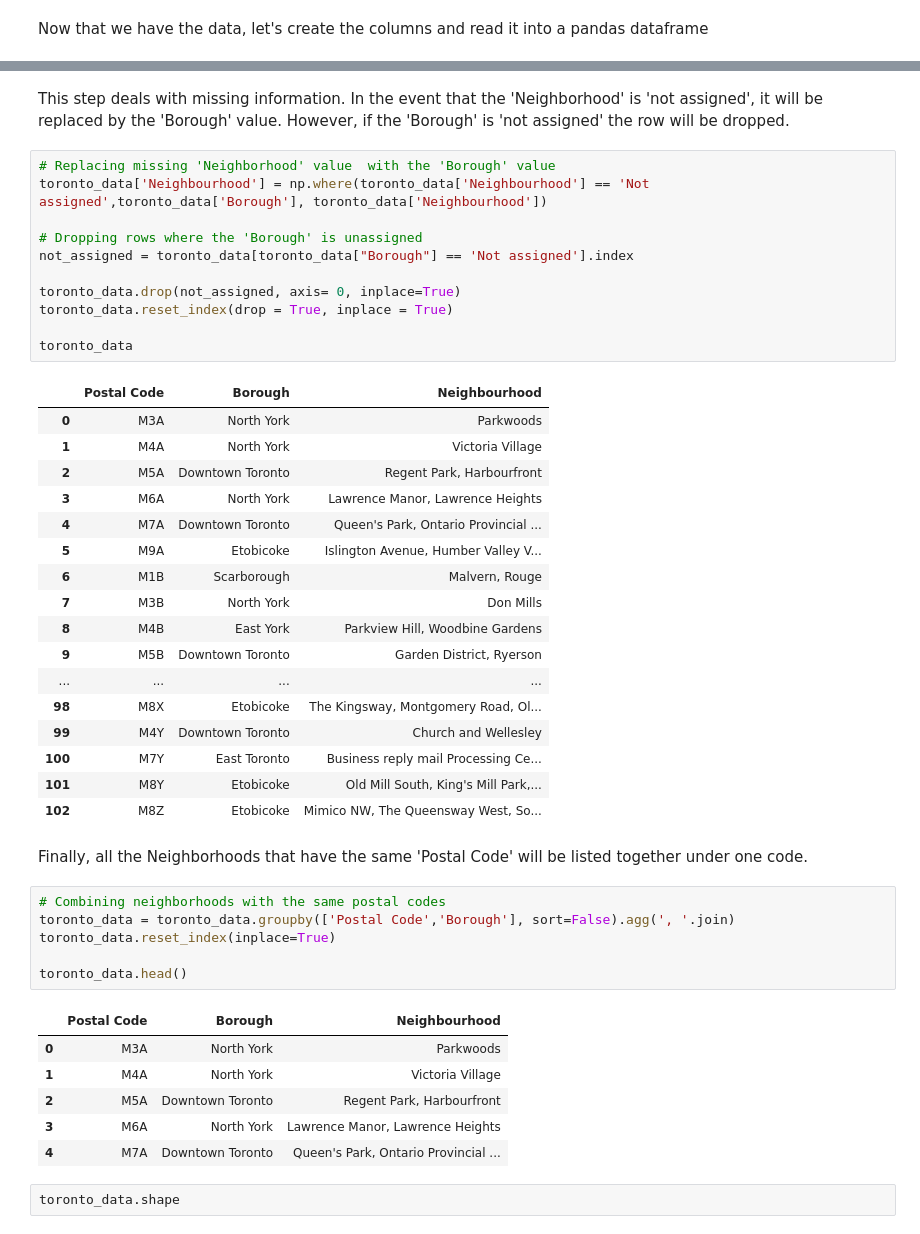
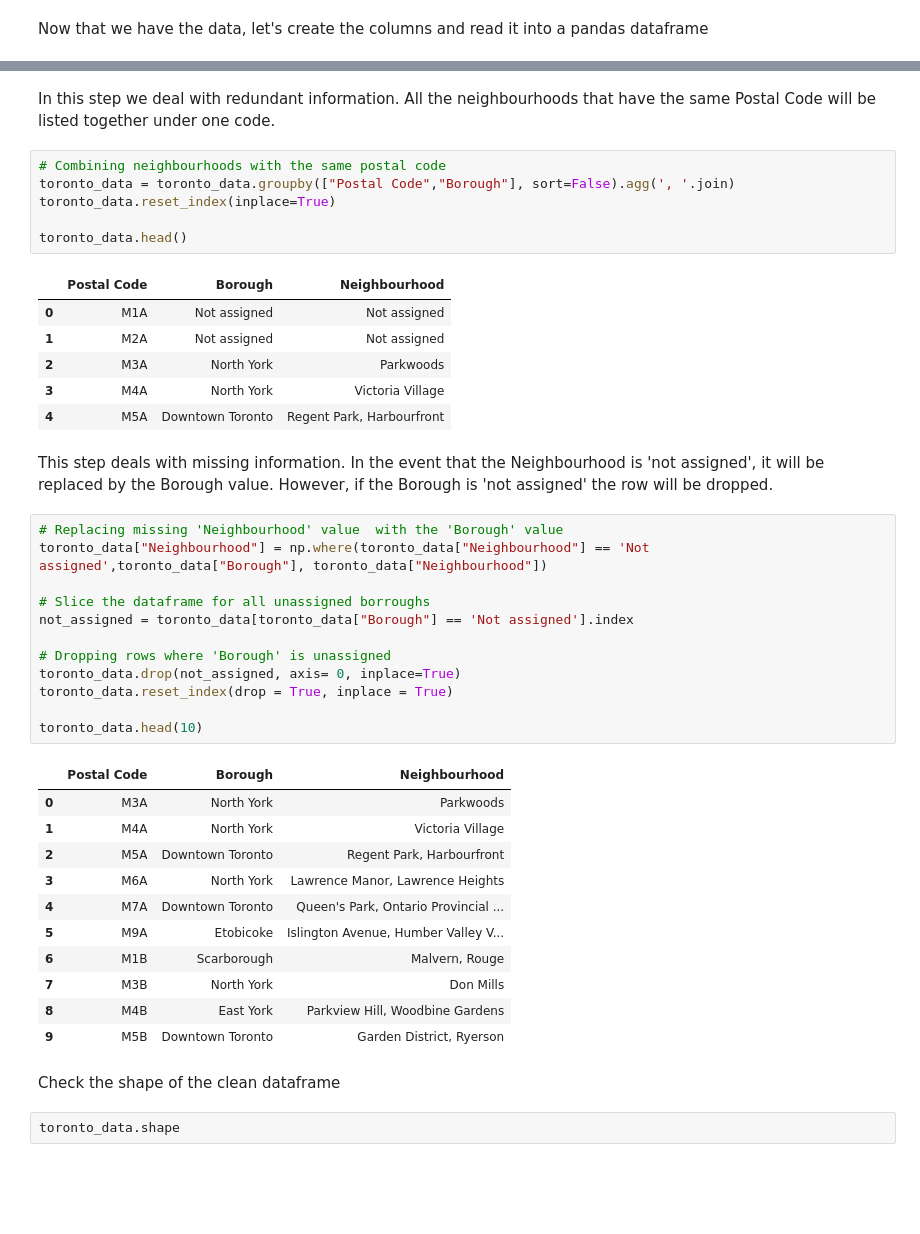
Before and after one commit to Nicole-Peterson/Coursera_Capstone., a Jupyter notebook: Segmentation and clustering.ipynb, the cells around one changed output, grey strips where cells are left out. Drawn from its saved outputs; the diff is of its cells as text; blank space fills up the shorter version.

```diff
--- a/Segmentation and clustering.ipynb
+++ b/Segmentation and clustering.ipynb
@@ -90,52 +76,49 @@ toronto_data.head()
 | 2 | M3A | North York | Parkwoods |
 | 3 | M4A | North York | Victoria Village |
 | 4 | M5A | Downtown Toronto | Regent Park, Harbourfront |
+# %% [markdown]
+In this step we deal with redundant information. All the neighbourhoods that have the same Postal Code will be listed together under one code.
+# %%
+# Combining neighbourhoods with the same postal code
+toronto_data = toronto_data.groupby(["Postal Code","Borough"], sort=False).agg(', '.join)
+toronto_data.reset_index(inplace=True)
+
+toronto_data.head()
+# %% [output]
+|  | Postal Code | Borough | Neighbourhood |
+| 0 | M1A | Not assigned | Not assigned |
+| 1 | M2A | Not assigned | Not assigned |
+| 2 | M3A | North York | Parkwoods |
+| 3 | M4A | North York | Victoria Village |
+| 4 | M5A | Downtown Toronto | Regent Park, Harbourfront |
 # %% [markdown]
-This step deals with missing information. In the event that the 'Neighborhood' is 'not assigned', it will be replaced by the 'Borough' value. However, if the 'Borough' is 'not assigned' the row will be dropped.
+This step deals with missing information. In the event that the Neighbourhood is 'not assigned', it will be replaced by the Borough value. However, if the Borough is 'not assigned' the row will be dropped.
 # %%
-# Replacing missing 'Neighborhood' value  with the 'Borough' value
-toronto_data['Neighbourhood'] = np.where(toronto_data['Neighbourhood'] == 'Not assigned',toronto_data['Borough'], toronto_data['Neighbourhood'])
+# Replacing missing 'Neighbourhood' value  with the 'Borough' value
+toronto_data["Neighbourhood"] = np.where(toronto_data["Neighbourhood"] == 'Not assigned',toronto_data["Borough"], toronto_data["Neighbourhood"])
 
-# Dropping rows where the 'Borough' is unassigned
+# Slice the dataframe for all unassigned borroughs
 not_assigned = toronto_data[toronto_data["Borough"] == 'Not assigned'].index
 
+# Dropping rows where 'Borough' is unassigned
 toronto_data.drop(not_assigned, axis= 0, inplace=True)
 toronto_data.reset_index(drop = True, inplace = True)
 
-toronto_data
+toronto_data.head(10)
 # %% [output]
 |  | Postal Code | Borough | Neighbourhood |
 | 0 | M3A | North York | Parkwoods |
 | 1 | M4A | North York | Victoria Village |
 | 2 | M5A | Downtown Toronto | Regent Park, Harbourfront |
 | 3 | M6A | North York | Lawrence Manor, Lawrence Heights |
 | 4 | M7A | Downtown Toronto | Queen's Park, Ontario Provincial ... |
 | 5 | M9A | Etobicoke | Islington Avenue, Humber Valley V... |
 | 6 | M1B | Scarborough | Malvern, Rouge |
 | 7 | M3B | North York | Don Mills |
 | 8 | M4B | East York | Parkview Hill, Woodbine Gardens |
 | 9 | M5B | Downtown Toronto | Garden District, Ryerson |
-| ... | ... | ... | ... |
-| 98 | M8X | Etobicoke | The Kingsway, Montgomery Road, Ol... |
-| 99 | M4Y | Downtown Toronto | Church and Wellesley |
-| 100 | M7Y | East Toronto | Business reply mail Processing Ce... |
-| 101 | M8Y | Etobicoke | Old Mill South, King's Mill Park,... |
-| 102 | M8Z | Etobicoke | Mimico NW, The Queensway West, So... |
-# %% [markdown]
-Finally, all the Neighborhoods that have the same 'Postal Code' will be listed together under one code.
-# %%
-# Combining neighborhoods with the same postal codes
-toronto_data = toronto_data.groupby(['Postal Code','Borough'], sort=False).agg(', '.join)
-toronto_data.reset_index(inplace=True)
-
-toronto_data.head()
-# %% [output]
-|  | Postal Code | Borough | Neighbourhood |
-| 0 | M3A | North York | Parkwoods |
-| 1 | M4A | North York | Victoria Village |
-| 2 | M5A | Downtown Toronto | Regent Park, Harbourfront |
-| 3 | M6A | North York | Lawrence Manor, Lawrence Heights |
-| 4 | M7A | Downtown Toronto | Queen's Park, Ontario Provincial ... |
+# %% [markdown]
+Check the shape of the clean dataframe
 # %%
 toronto_data.shape
 # %% [output]
```
Also changed, not shown: parts of 28 cells of this notebook.
